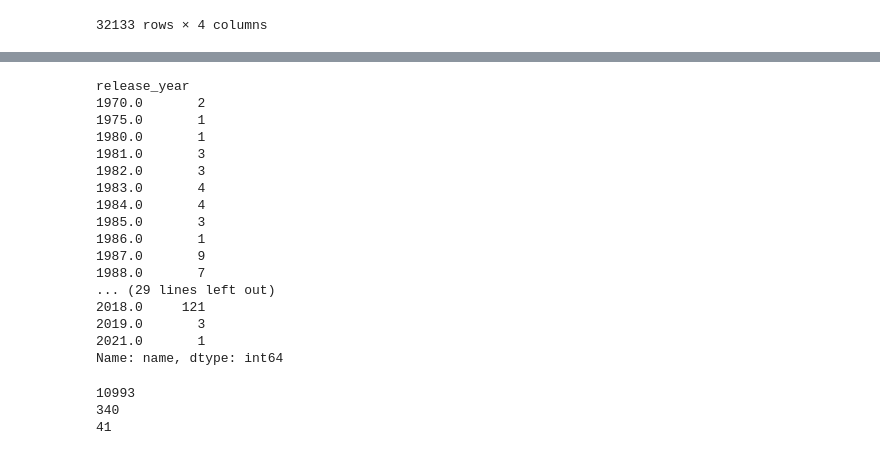
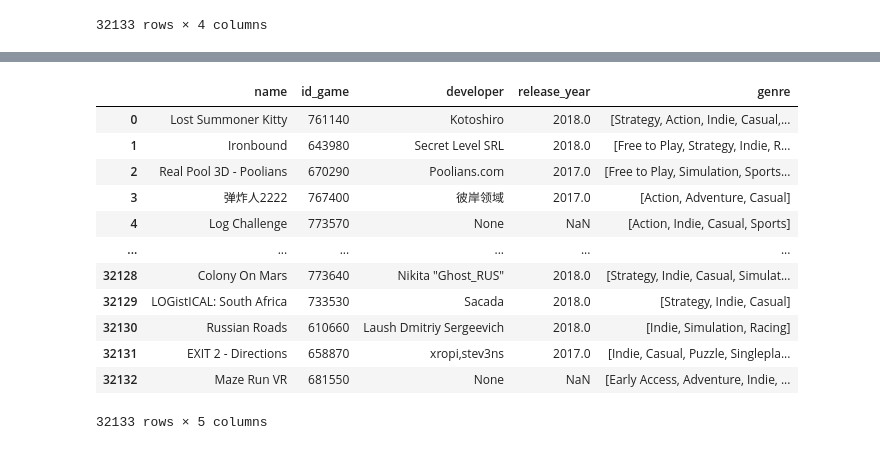
Before and after one commit to DaAnMaGi/PI_ML_OPS, a Jupyter notebook: formulacion/formulacion_datos.ipynb, the cells around one changed output, grey strips where cells are left out. Cells and saved outputs as stored; diff of their text form; code cells hidden in the pictures.

```diff
--- a/formulacion/formulacion_datos.ipynb
+++ b/formulacion/formulacion_datos.ipynb
@@ -652,31 +656,0 @@ x = games.groupby("release_year")
-# %%
-x["name"].count()
-# %% [output]
-release_year
-1970.0       2
-1975.0       1
-1980.0       1
-1981.0       3
-1982.0       3
-1983.0       4
-1984.0       4
-1985.0       3
-1986.0       1
-1987.0       9
-1988.0       7
-... (29 lines left out)
-2018.0     121
-2019.0       3
-2021.0       1
-Name: name, dtype: int64
-# %%
-# Se revisa el total de desarrolladores.
-print(len(games["developer"].unique()))
-# Se revisa el total de géneros.
-print(len(genres["genre"].unique()))
-# Se revisa el total de especificaciones.
-print(len(specs["specs"].unique()))
-# %% [output]
-10993
-340
-41
@@ -684,0 +657,25 @@ genres_table =
+# %%
+# Para los géneros, se especifica para aquellos con un género nulo como "Not specified"
+genres["genre"].fillna("Not specified",inplace=True)
+# %%
+# Contar la cantidad de géneros por juego
+conteo_generos = genres.groupby('id_game')['genre'].apply(list).reset_index(name='genre')
+
+# Se combinan nuevamente los juegos los DataFrames usando merge
+games_c = pd.merge(games, conteo_generos, on='id_game', how='left')
+# %%
+games_c
+# %% [output]
+|  | name | id_game | developer | release_year | genre |
+| 0 | Lost Summoner Kitty | 761140 | Kotoshiro | 2018.0 | [Strategy, Action, Indie, Casual,... |
+| 1 | Ironbound | 643980 | Secret Level SRL | 2018.0 | [Free to Play, Strategy, Indie, R... |
+| 2 | Real Pool 3D - Poolians | 670290 | Poolians.com | 2017.0 | [Free to Play, Simulation, Sports... |
+| 3 | 弹炸人2222 | 767400 | 彼岸领域 | 2017.0 | [Action, Adventure, Casual] |
+| 4 | Log Challenge | 773570 | None | NaN | [Action, Indie, Casual, Sports] |
+| ... | ... | ... | ... | ... | ... |
+| 32128 | Colony On Mars | 773640 | Nikita "Ghost_RUS" | 2018.0 | [Strategy, Indie, Casual, Simulat... |
+| 32129 | LOGistICAL: South Africa | 733530 | Sacada | 2018.0 | [Strategy, Indie, Casual] |
+| 32130 | Russian Roads | 610660 | Laush Dmitriy Sergeevich | 2018.0 | [Indie, Simulation, Racing] |
+| 32131 | EXIT 2 - Directions | 658870 | xropi,stev3ns | 2017.0 | [Indie, Casual, Puzzle, Singlepla... |
+| 32132 | Maze Run VR | 681550 | None | NaN | [Early Access, Adventure, Indie, ... |
+32133 rows × 5 columns
```
Also changed, not shown: parts of 23 cells of this notebook.
